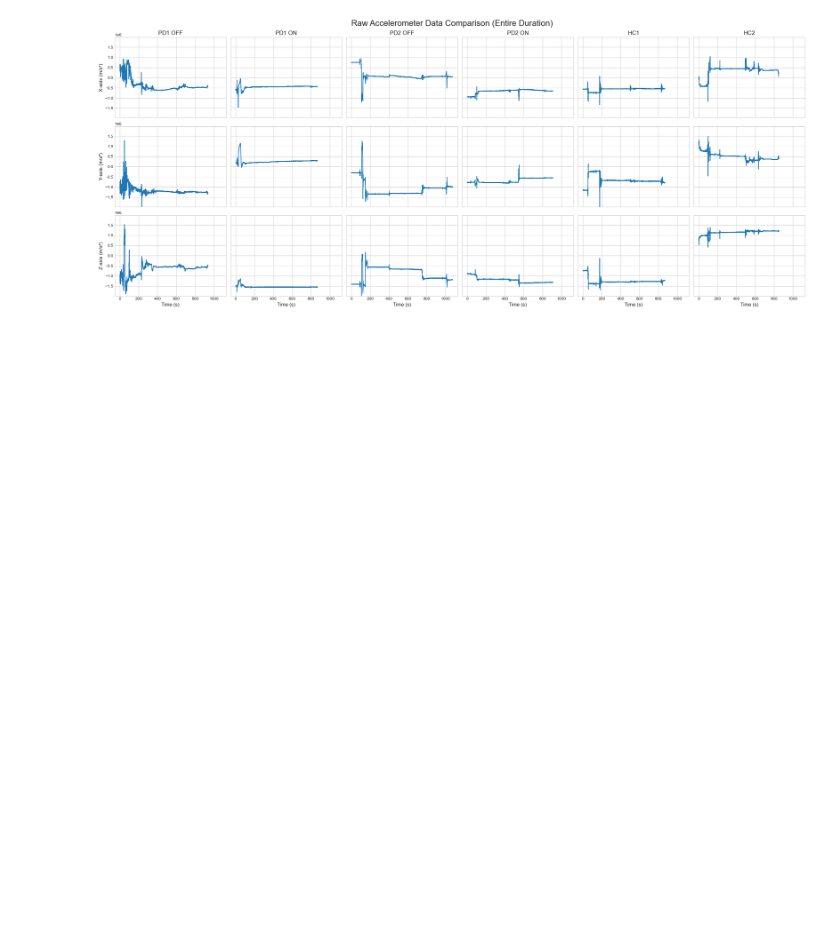
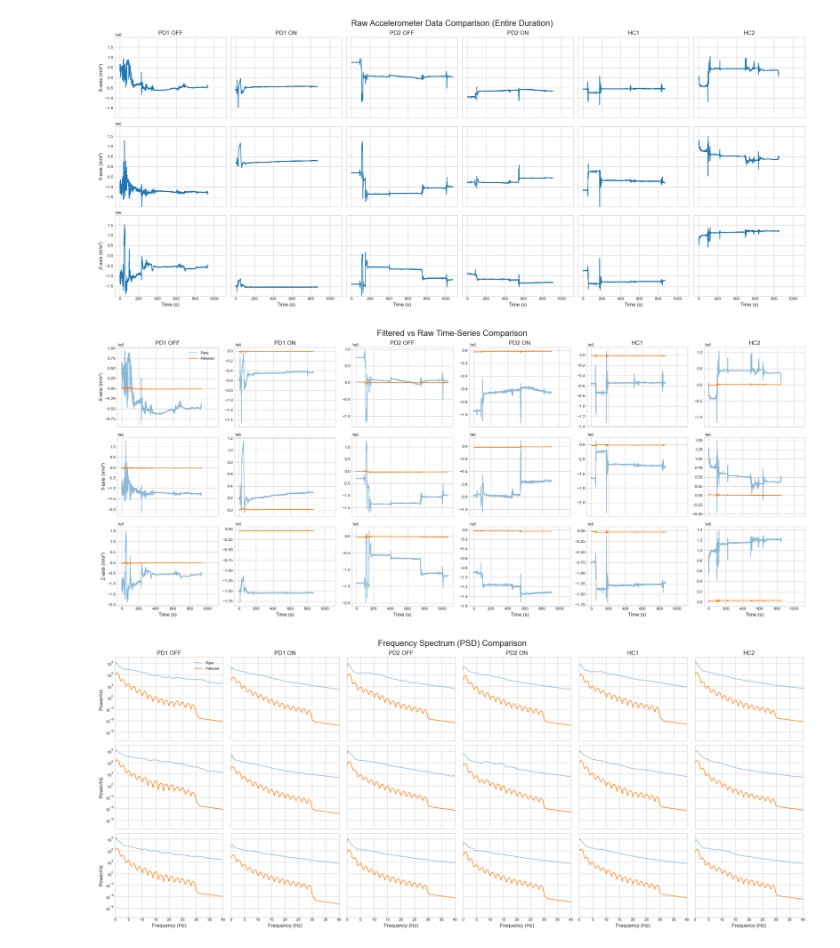
Before and after one commit to neurotechuoft/NeuronMove_2024-25, a Jupyter notebook: notebooks/accelerometer/acc_visualization.ipynb, the cells around one changed output. Saved outputs shown, nothing was run; the diff lists cells and outputs as text; code cells hidden in the pictures; blank space fills up the shorter version.

Commit message:
Noise reduction and filtering

```diff
--- a/notebooks/accelerometer/acc_visualization.ipynb
+++ b/notebooks/accelerometer/acc_visualization.ipynb
@@ -90,3 +90,66 @@ plt.tight_layout()
 plt.show()
 # %% [output]
 [figure]
+# %%
+from scipy.signal import welch
+
+def compute_psd(signal, fs):
+    f, pxx = welch(signal, fs, nperseg=256, scaling='density')
+    return f, pxx
+
+fig_ts, axs_ts = plt.subplots(3, 6, sharex=True, sharey=False, figsize=(24, 10))
+fig_ts.suptitle("Filtered vs Raw Time-Series Comparison", fontsize=20)
+
+fig_psd, axs_psd = plt.subplots(3, 6, sharex=True, sharey=True, figsize=(24, 10))
+fig_psd.suptitle("Frequency Spectrum (PSD) Comparison", fontsize=20)
+
+# Get a valid file path from one of the preprocessors to use as a placeholder
+placeholder_file_path = pd_preprocessor_off_1.file_paths
+
+# Create a single temporary preprocessor instance with a valid file path
+# The data loaded by this step will be immediately overridden in the loop
+temp_preprocessor = AccelerometerPreprocessor(placeholder_file_path, sampling_freq=SAMPLING_FREQ)
+
+for col_idx, (raw_data, title) in enumerate(data_sets):
+
+    # Manually set the preprocessor's multi_data[0] to the raw data we loaded at the beginning
+    temp_preprocessor.multi_data[0] = raw_data.copy()
+
+    temp_preprocessor._remove_drift(window_size=DRIFT_WINDOW_SIZE)
+    temp_preprocessor._bandpass_filter(lowcut=BANDPASS_LOWCUT, highcut=BANDPASS_HIGHCUT, freq_resolution=BANDPASS_FREQ_RESOLUTION)
+    filtered_data = temp_preprocessor.multi_data[0]
+
+    timesteps = np.arange(raw_data.shape[1]) / SAMPLING_FREQ
+
+    for row_idx, axis_label in enumerate(['X', 'Y', 'Z']):
+        # Time-Series plot
+        axs_ts[row_idx, col_idx].plot(timesteps, raw_data[row_idx], label='Raw', alpha=0.5)
+        axs_ts[row_idx, col_idx].plot(timesteps, filtered_data[row_idx], label='Filtered')
+        if row_idx == 0:
+            axs_ts[row_idx, col_idx].set_title(title, fontsize=14)
+        if col_idx == 0:
+            axs_ts[row_idx, col_idx].set_ylabel(f"{axis_label}-axis (m/s²)", fontsize=12)
+        if row_idx == 2:
+            axs_ts[row_idx, col_idx].set_xlabel('Time (s)', fontsize=12)
+
+        # PSD plot
+        f_raw, pxx_raw = compute_psd(raw_data[row_idx], SAMPLING_FREQ)
+        f_filtered, pxx_filtered = compute_psd(filtered_data[row_idx], SAMPLING_FREQ)
+        axs_psd[row_idx, col_idx].semilogy(f_raw, pxx_raw, label='Raw', alpha=0.5)
+        axs_psd[row_idx, col_idx].semilogy(f_filtered, pxx_filtered, label='Filtered')
+        axs_psd[row_idx, col_idx].set_xlim(0, 40)
+        if row_idx == 0:
+            axs_psd[row_idx, col_idx].set_title(title, fontsize=14)
+        if col_idx == 0:
+            axs_psd[row_idx, col_idx].set_ylabel(f"Power/Hz", fontsize=12)
+        if row_idx == 2:
+            axs_psd[row_idx, col_idx].set_xlabel('Frequency (Hz)', fontsize=12)
+
+axs_ts[0, 0].legend()
+axs_psd[0, 0].legend()
+fig_ts.tight_layout()
+fig_psd.tight_layout()
+plt.show()
+# %% [output]
+[figure, added]
+[figure, added]
```
Also changed, not shown: parts of 1 cell of this notebook.
